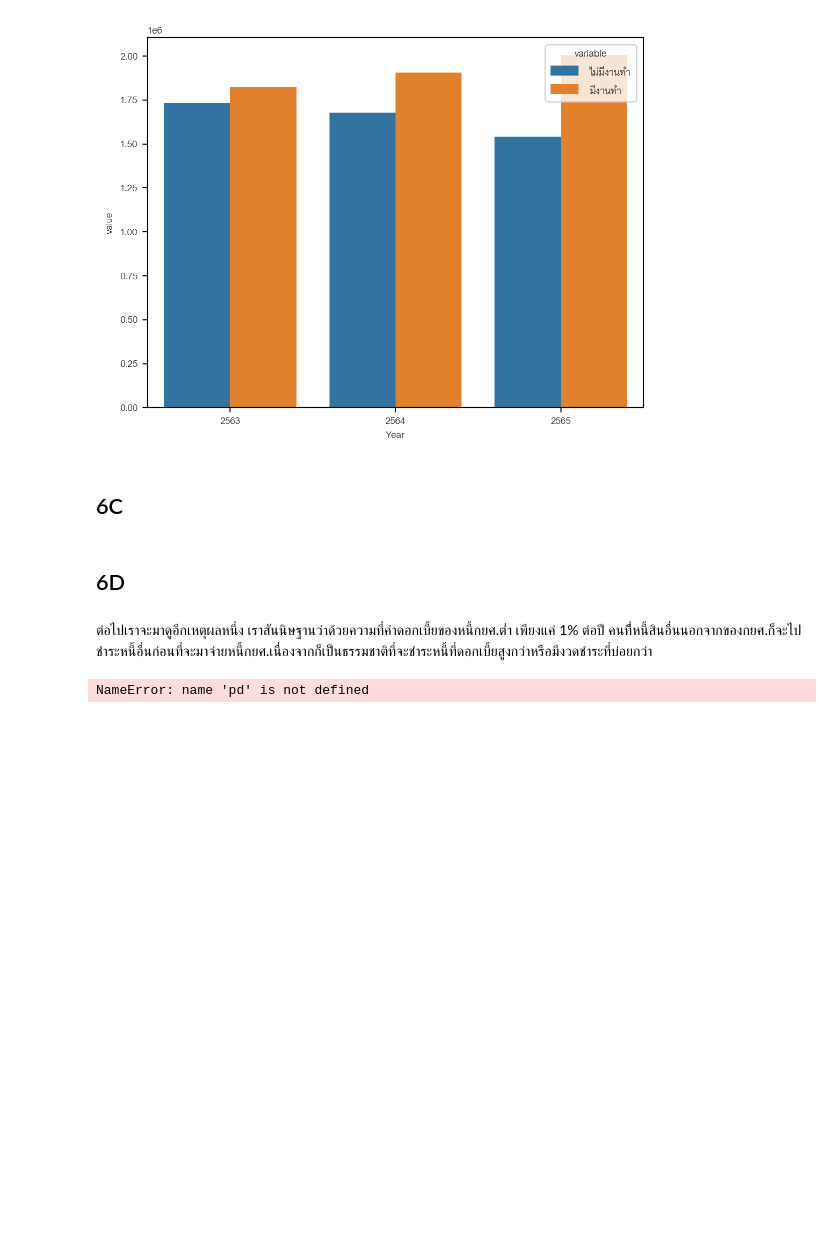
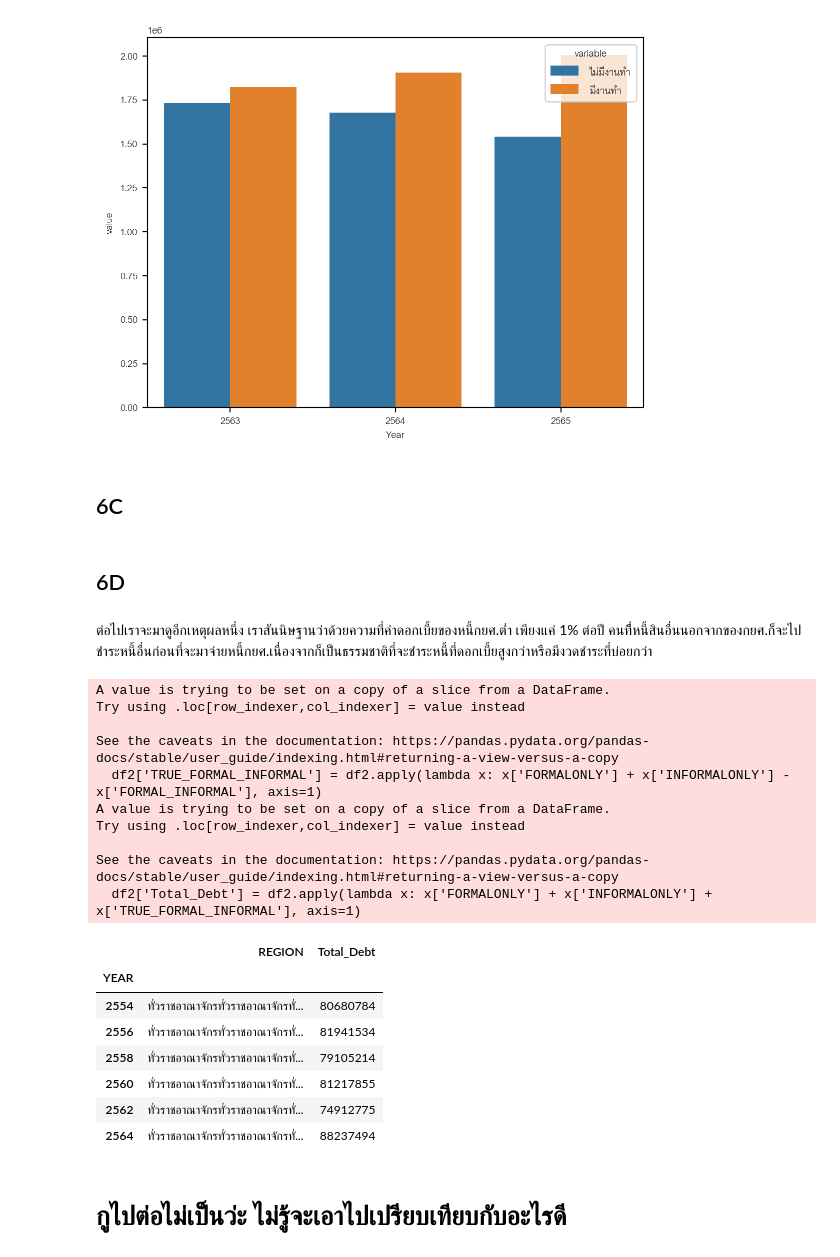
Before and after one commit to purachai-phonwisut/student-loan-analysis, a Jupyter notebook: notebook/pun.ipynb, the cells around one changed output. Drawn from its saved outputs; the diff is of its cells as text; code cells hidden in the pictures; blank space fills up the shorter version.

```diff
--- a/notebook/pun.ipynb
+++ b/notebook/pun.ipynb
@@ -127,16 +127,44 @@ sns.barplot(data=melt_df3, x='Year', y='value', hue='variable')
 # %%
 # read data_dict and df1
 data_dict = pd.read_csv('https://catalogapi.nso.go.th/api/datadic?table=SES_43_01&format=csv')
 data_dict
 df1 = pd.read_csv('https://catalogapi.nso.go.th/api/index?table=SES_43_01&format=csv')
 df1
 
 # analyse informal and formal loan
 df1.drop(columns=['CODE_AREA', 'AREA', 'CODE_REGION'], inplace=True)
 df2 = df1[['YEAR','REGION' , 'FORMALONLY', 'INFORMALONLY', 'FORMAL_INFORMAL']]
 
 # คำนวณหาค่าของคนที่มีหนี้สินทั้งในและนอกระบบ ด้วยการเอาค่า union - intersect
 df2['TRUE_FORMAL_INFORMAL'] = df2.apply(lambda x: x['FORMALONLY'] + x['INFORMALONLY'] - x['FORMAL_INFORMAL'], axis=1)
-df2.info()
+
+# drop 'FORMAL_INFORMAL' because of no more use.
+df2.drop('FORMAL_INFORMAL', axis=1)
+
+# คำนวณหาครัวเรือนทั้งหมดที่มีหนี้สิน
+df2['Total_Debt'] = df2.apply(lambda x: x['FORMALONLY'] + x['INFORMALONLY'] + x['TRUE_FORMAL_INFORMAL'], axis=1)
+
+# ใช้ groupby เพื่อหาผลบวกของ ทั้งปีและ Region
+df2_clean = df2[['YEAR', 'REGION', 'Total_Debt']]
+df2_clean.groupby(['YEAR']).sum()
 # %% [output]
-NameError: name 'pd' is not defined
+A value is trying to be set on a copy of a slice from a DataFrame.
+Try using .loc[row_indexer,col_indexer] = value instead
+
+See the caveats in the documentation: https://pandas.pydata.org/pandas-docs/stable/user_guide/indexing.html#returning-a-view-versus-a-copy
+  df2['TRUE_FORMAL_INFORMAL'] = df2.apply(lambda x: x['FORMALONLY'] + x['INFORMALONLY'] - x['FORMAL_INFORMAL'], axis=1)
+A value is trying to be set on a copy of a slice from a DataFrame.
+Try using .loc[row_indexer,col_indexer] = value instead
+
+See the caveats in the documentation: https://pandas.pydata.org/pandas-docs/stable/user_guide/indexing.html#returning-a-view-versus-a-copy
+  df2['Total_Debt'] = df2.apply(lambda x: x['FORMALONLY'] + x['INFORMALONLY'] + x['TRUE_FORMAL_INFORMAL'], axis=1)
+|  | REGION | Total_Debt |
+| YEAR |  |  |
+| 2554 | ทั่วราชอาณาจักรทั่วราชอาณาจักรทั่... | 80680784 |
+| 2556 | ทั่วราชอาณาจักรทั่วราชอาณาจักรทั่... | 81941534 |
+| 2558 | ทั่วราชอาณาจักรทั่วราชอาณาจักรทั่... | 79105214 |
+| 2560 | ทั่วราชอาณาจักรทั่วราชอาณาจักรทั่... | 81217855 |
+| 2562 | ทั่วราชอาณาจักรทั่วราชอาณาจักรทั่... | 74912775 |
+| 2564 | ทั่วราชอาณาจักรทั่วราชอาณาจักรทั่... | 88237494 |
+# %% [markdown]
+# กูไปต่อไม่เป็นว่ะ ไม่รู้จะเอาไปเปรียบเทียบกับอะไรดี
```
